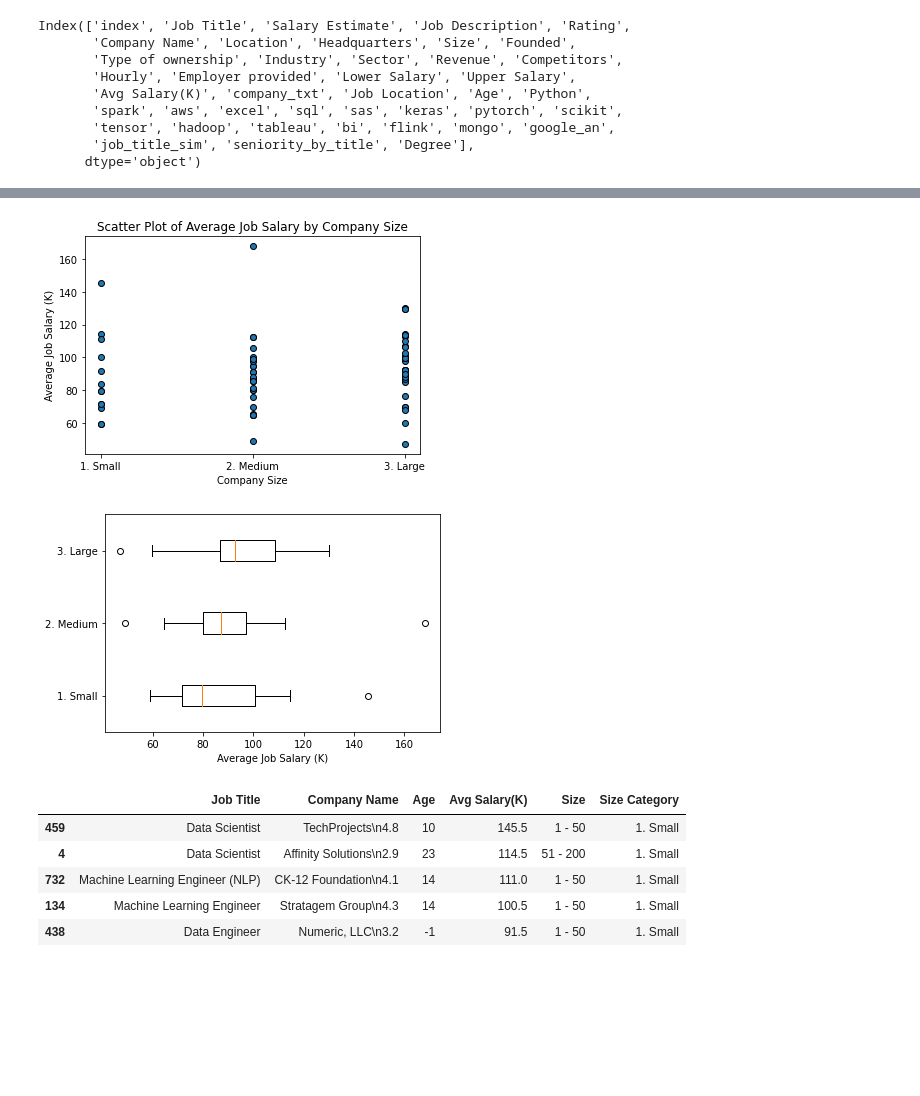
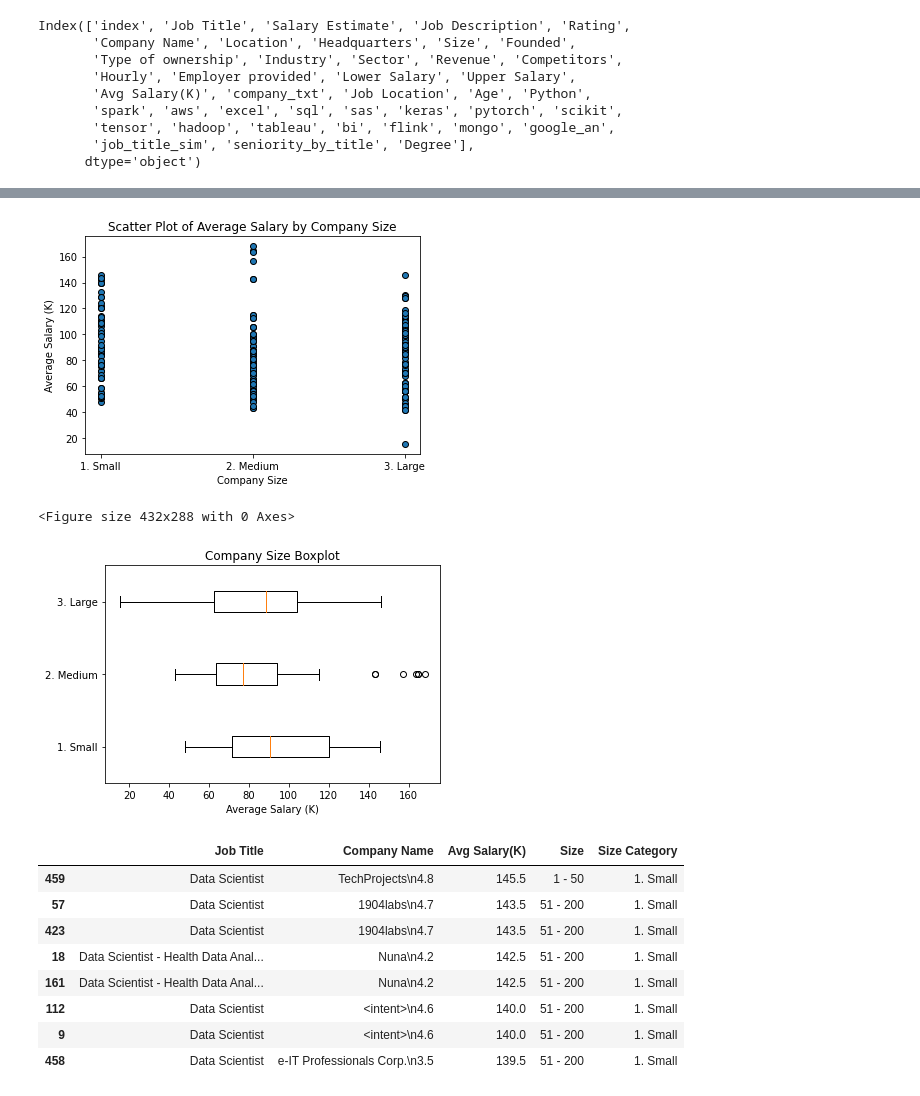
Before and after one commit to RunawayFromMeBby/Data-Science-Salary-Analysis, a Jupyter notebook: company size vs avg salary.ipynb, the cells around one changed output, grey strips where cells are left out. Drawn from its saved outputs; the diff is of its cells as text; code cells hidden in the pictures; blank space fills up the shorter version.

```diff
--- a/company size vs avg salary.ipynb
+++ b/company size vs avg salary.ipynb
@@ -36,11 +36,11 @@ Index(['index', 'Job Title', 'Salary Estimate', 'Job Description', 'Rating',
       dtype='object')
 # %%
 # For purposes of data analysis, only going to keep relevant columns
-data_analysis_df = data_science_jobs_df.drop(columns = ['Salary Estimate','Job Description','Headquarters','Location','Revenue','Competitors',
-                                                         'company_txt','spark','aws',
-                                                         'sql','sas','keras','pytorch','scikit',
-                                                         'tensor','hadoop','tableau','bi','flink',
-                                                         'mongo','google_an','job_title_sim','Hourly','Employer provided'])
+data_analysis_df = data_science_jobs_df.drop(columns = ['Salary Estimate','Job Description','Headquarters','Revenue','Competitors',
+                                                         'company_txt','spark','aws','sql','sas','keras','pytorch','scikit','tensor','hadoop',
+                                                        'tableau','bi','flink','mongo','google_an','job_title_sim','Hourly','Employer provided',
+                                                        'Python','excel','Age','Lower Salary','Upper Salary', 'Type of ownership','Founded'
+                                                        ])
 # Dropped all 'sr' positions in the 'seniority_by_title' column
 data_analysis_df.drop(data_analysis_df[data_analysis_df['seniority_by_title']=='sr'].index,inplace = True)
 
@@ -51,12 +51,6 @@ data_analysis_df.drop(data_analysis_df[data_analysis_df['Degree']=='P'].index,in
 # Dropped rows with an unknown company size
 data_analysis_df.drop(data_analysis_df[data_analysis_df['Size']=='unknown'].index,inplace = True)
 
-# Dropped rows with Python values=0 (Meaning don't require python)
-data_analysis_df.drop(data_analysis_df[data_analysis_df['Python']== 0].index,inplace = True)
 
-# Dropped rows with Excel values=0 (Meaning don't require Excel)
-data_analysis_df.drop(data_analysis_df[data_analysis_df['excel']== 0].index,inplace = True)
-
-
-data_analysis_df.columns
+data_analysis_df
 # %% [output]
@@ -84,7 +86,7 @@ unwanted_job_titles = ['College Hire - Data Scientist - Open to December 2019 Gr
                       'Manager, Safety Scientist, Medical Safety & Risk Management','Revenue Analytics Manager',
                       'Associate Data Analyst','Associate Scientist, LC/MS Biologics',
                       'Corporate Risk Data Analyst (SQL Based) - Milwaukee or',
-                      'Marketing Data Analyst, May 2020 Undergrad','IT Associate Data Analyst',
+                      'Marketing Data Analyst, May 2020 Undergrad','IT Associate Data Analyst','Data Science Manager'
                       ]
 
 
@@ -93,10 +95,10 @@ for unwanted in unwanted_job_titles:
     data_analysis_df.drop(data_analysis_df[data_analysis_df['Job Title'] == unwanted].index,inplace = True)
 
 
-data_analysis_df
+data_analysis_df.head()
 
 
-# Made list of all jobs to easily pick out which ones we shouldn't include
+#Made list of all jobs to easily pick out which ones we shouldn't include
 # counter = 0
 # for job in data_analysis_df['Job Title'].unique():
 #     counter += 1
@@ -130,6 +125,7 @@ data_analysis_df
 
 size_avg_salary = data_analysis_df.copy()
 
+#set conditions
 conditions = [
     (size_avg_salary['Size'] == '1 - 50 '),
     (size_avg_salary['Size'] == '51 - 200 '),
@@ -139,38 +135,46 @@ conditions = [
     (size_avg_salary['Size'] == '5001 - 10000 '),
     (size_avg_salary['Size'] == '10000+ ')
     ]
-
+# set list of new names
 size_cat_list = ['1. Small','1. Small','2. Medium','2. Medium','3. Large','3. Large','3. Large']
 
+# added 'Size Category column'
 size_avg_salary['Size Category'] = np.select(conditions, size_cat_list)
 
+# Sorted data frame by size category in ascending order
 sorted_df=size_avg_salary.sort_values(by='Size Category')
 
 plt.scatter(sorted_df['Size Category'],sorted_df['Avg Salary(K)'],marker = 'o',edgecolor = 'black')
 plt.xlabel("Company Size")
-plt.ylabel("Average Job Salary (K)")
-plt.title("Scatter Plot of Average Job Salary by Company Size")
+plt.ylabel("Average Salary (K)")
+plt.title("Scatter Plot of Average Salary by Company Size")
 plt.show()
 # %% [output]
-[figure, old version]
+[figure, new version]
+<Figure size 432x288 with 0 Axes>
 # %%
 # You can clearly see the wide range of average salaries across the different company size
 # categories. From this graph, we can conclude that medium size companies tend to pay
 # approx. 20K than small/large companies.
 # %%
 # Create a boxplot to get a more detailed data distribution comparison between the 3 company categories
+
+# Define size categories
 size_categories = ['1. Small','2. Medium','3. Large']
+# Made an empty list for data to be inserted in
 size_cat_data = []
+
+# for loop appending data to size category data list
 for size in size_categories:
     current_size = sorted_df.loc[sorted_df['Size Category'] == size]
     size_cat_data.append(current_size['Avg Salary(K)'])
 
-# size_cat_data
 plt.boxplot(size_cat_data,vert=False, labels = size_categories)
-plt.xlabel("Average Job Salary (K)")
+plt.xlabel("Average Salary (K)")
+plt.title("Company Size Boxplot")
 plt.show()
 # %% [output]
-[figure, old version]
+[figure, new version]
 # %%
 # Next we are going to extract the top 5 companies from each size category that have the
 # corresponding top 5 highest average salary positions available
@@ -182,19 +186,19 @@ small_companies
 
 # Next sort the df by highest salary and dropped any duplicates
 sorted_small_company_salaries = small_companies.sort_values(by = 'Avg Salary(K)',ascending = False)
-clean_sorted_small_company_salaries=sorted_small_company_salaries.drop_duplicates(subset = ['Job Title', 'Rating', 'Company Name', 'Size', 'Founded','Type of ownership', 'Industry', 'Sector', 'Lower Salary', 'Upper Salary', 'Avg Salary(K)','Job Location', 'Python', 'excel', 'seniority_by_title', 'Degree','Size Category'])
-clean_sorted_small_company_salaries[['Job Title','Company Name','Age','Avg Salary(K)','Size','Size Category']].head()
-
-# SUGGESTION: we can drop the age rows that have values of -1?????
+sorted_small_company_salaries[['Job Title','Company Name','Avg Salary(K)','Size','Size Category']].head(8)
 
 # Below you can see the top 5 small companies with their respective job titles and avg salaries
 # %% [output]
-|  | Job Title | Company Name | Age | Avg Salary(K) | Size | Size Category |
-| 459 | Data Scientist | TechProjects\n4.8 | 10 | 145.5 | 1 - 50 | 1. Small |
-| 4 | Data Scientist | Affinity Solutions\n2.9 | 23 | 114.5 | 51 - 200 | 1. Small |
-| 732 | Machine Learning Engineer (NLP) | CK-12 Foundation\n4.1 | 14 | 111.0 | 1 - 50 | 1. Small |
-| 134 | Machine Learning Engineer | Stratagem Group\n4.3 | 14 | 100.5 | 1 - 50 | 1. Small |
-| 438 | Data Engineer | Numeric, LLC\n3.2 | -1 | 91.5 | 1 - 50 | 1. Small |
+|  | Job Title | Company Name | Avg Salary(K) | Size | Size Category |
+| 459 | Data Scientist | TechProjects\n4.8 | 145.5 | 1 - 50 | 1. Small |
+| 57 | Data Scientist | 1904labs\n4.7 | 143.5 | 51 - 200 | 1. Small |
+| 423 | Data Scientist | 1904labs\n4.7 | 143.5 | 51 - 200 | 1. Small |
+| 18 | Data Scientist - Health Data Anal... | Nuna\n4.2 | 142.5 | 51 - 200 | 1. Small |
+| 161 | Data Scientist - Health Data Anal... | Nuna\n4.2 | 142.5 | 51 - 200 | 1. Small |
+| 112 | Data Scientist | <intent>\n4.6 | 140.0 | 51 - 200 | 1. Small |
+| 9 | Data Scientist | <intent>\n4.6 | 140.0 | 51 - 200 | 1. Small |
+| 458 | Data Scientist | e-IT Professionals Corp.\n3.5 | 139.5 | 51 - 200 | 1. Small |
 # %%
 # Medium companies
 # First extract rows from df that correspond to only small companies
```
Also changed, not shown: parts of 5 cells of this notebook, 4 other files.
